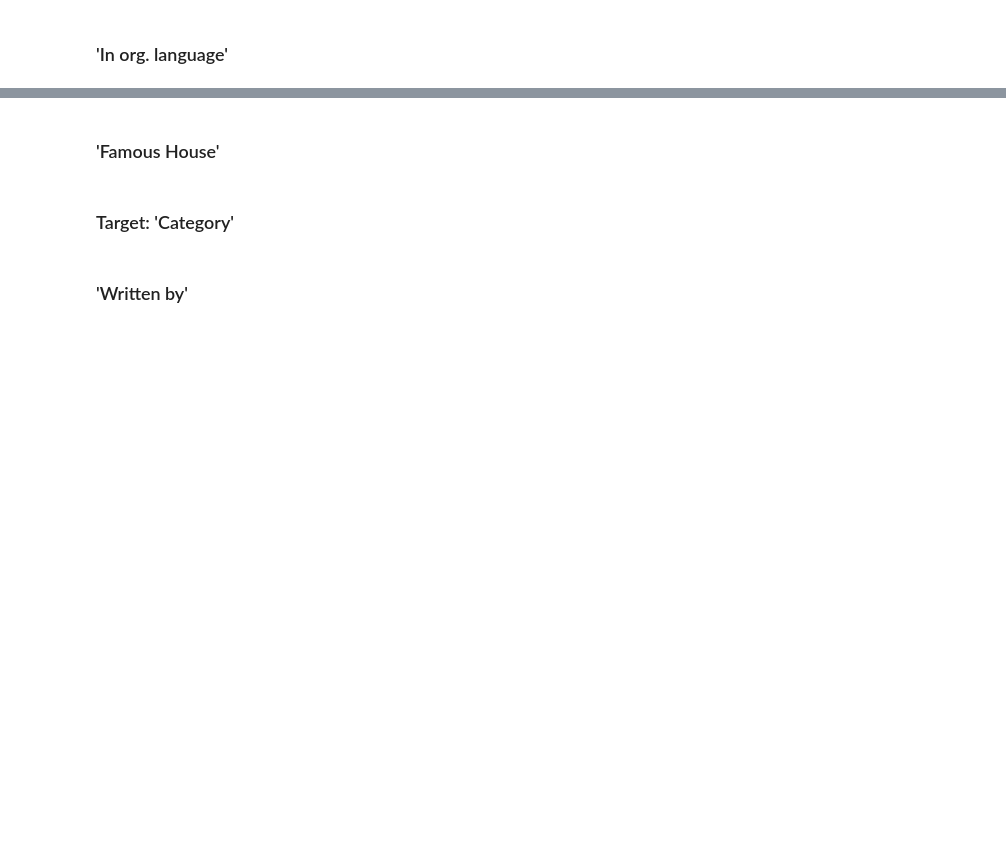
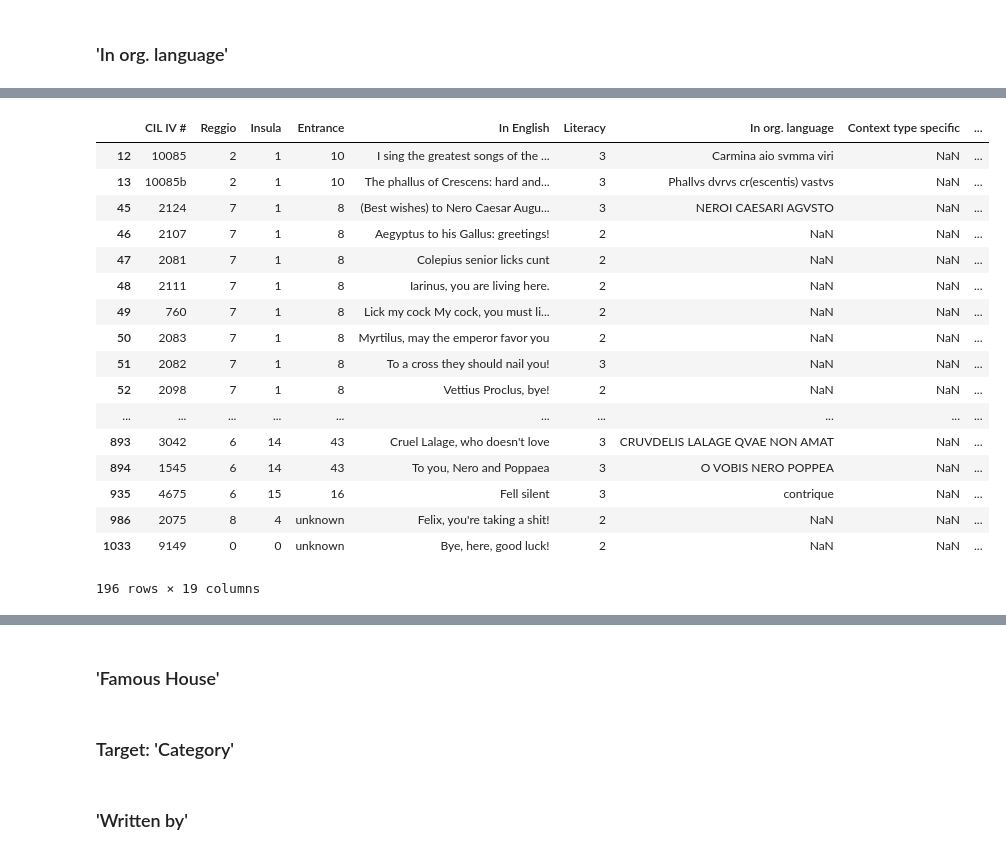
Before and after one commit to ssrosa/cacator_cave_malum, a Jupyter notebook: student.ipynb, the cells around one changed output, grey strips where cells are left out. Cells and saved outputs as stored; diff of their text form; code cells hidden in the pictures; blank space fills up the shorter version.

```diff
--- a/student.ipynb
+++ b/student.ipynb
@@ -422,0 +314,23 @@ df_raw['Literacy'].isna().sum()
+# %%
+#No specific context but a general context
+#196 rows
+df_raw[df_raw['Context type specific'].isna() & df_raw['Context type general'].notna()]
+# %% [output]
+|  | CIL IV # | Reggio | Insula | Entrance | In English | Literacy | In org. language | Context type specific | ... |
+| 12 | 10085 | 2 | 1 | 10 | I sing the greatest songs of the ... | 3 | Carmina aio svmma viri | NaN | ... |
+| 13 | 10085b | 2 | 1 | 10 | The phallus of Crescens: hard and... | 3 | Phallvs dvrvs cr(escentis) vastvs | NaN | ... |
+| 45 | 2124 | 7 | 1 | 8 | (Best wishes) to Nero Caesar Augu... | 3 | NEROI CAESARI AGVSTO | NaN | ... |
+| 46 | 2107 | 7 | 1 | 8 | Aegyptus to his Gallus: greetings! | 2 | NaN | NaN | ... |
+| 47 | 2081 | 7 | 1 | 8 | Colepius senior licks cunt | 2 | NaN | NaN | ... |
+| 48 | 2111 | 7 | 1 | 8 | Iarinus, you are living here. | 2 | NaN | NaN | ... |
+| 49 | 760 | 7 | 1 | 8 | Lick my cock My cock, you must li... | 2 | NaN | NaN | ... |
+| 50 | 2083 | 7 | 1 | 8 | Myrtilus, may the emperor favor you | 2 | NaN | NaN | ... |
+| 51 | 2082 | 7 | 1 | 8 | To a cross they should nail you! | 3 | NaN | NaN | ... |
+| 52 | 2098 | 7 | 1 | 8 | Vettius Proclus, bye! | 2 | NaN | NaN | ... |
+| ... | ... | ... | ... | ... | ... | ... | ... | ... | ... |
+| 893 | 3042 | 6 | 14 | 43 | Cruel Lalage, who doesn't love | 3 | CRUVDELIS LALAGE QVAE NON AMAT | NaN | ... |
+| 894 | 1545 | 6 | 14 | 43 | To you, Nero and Poppaea | 3 | O VOBIS NERO POPPEA | NaN | ... |
+| 935 | 4675 | 6 | 15 | 16 | Fell silent | 3 | contrique | NaN | ... |
+| 986 | 2075 | 8 | 4 | unknown | Felix, you're taking a shit! | 2 | NaN | NaN | ... |
+| 1033 | 9149 | 0 | 0 | unknown | Bye, here, good luck! | 2 | NaN | NaN | ... |
+196 rows × 19 columns
```
Also changed, not shown: parts of 67 cells of this notebook.
